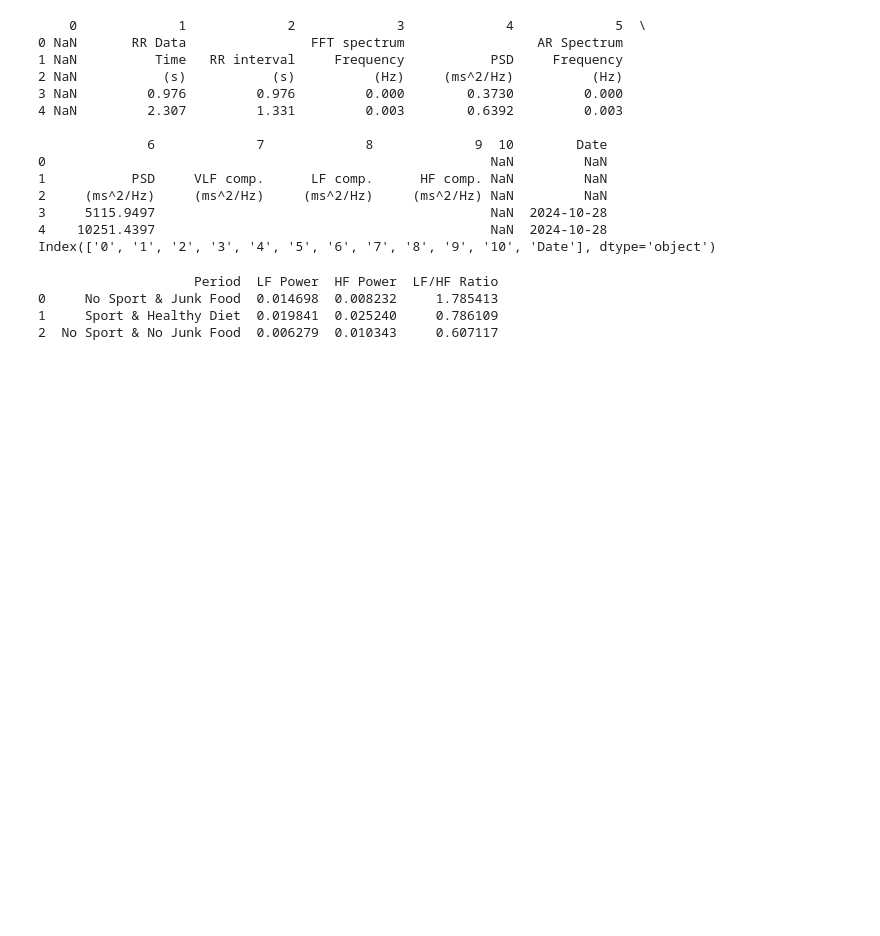
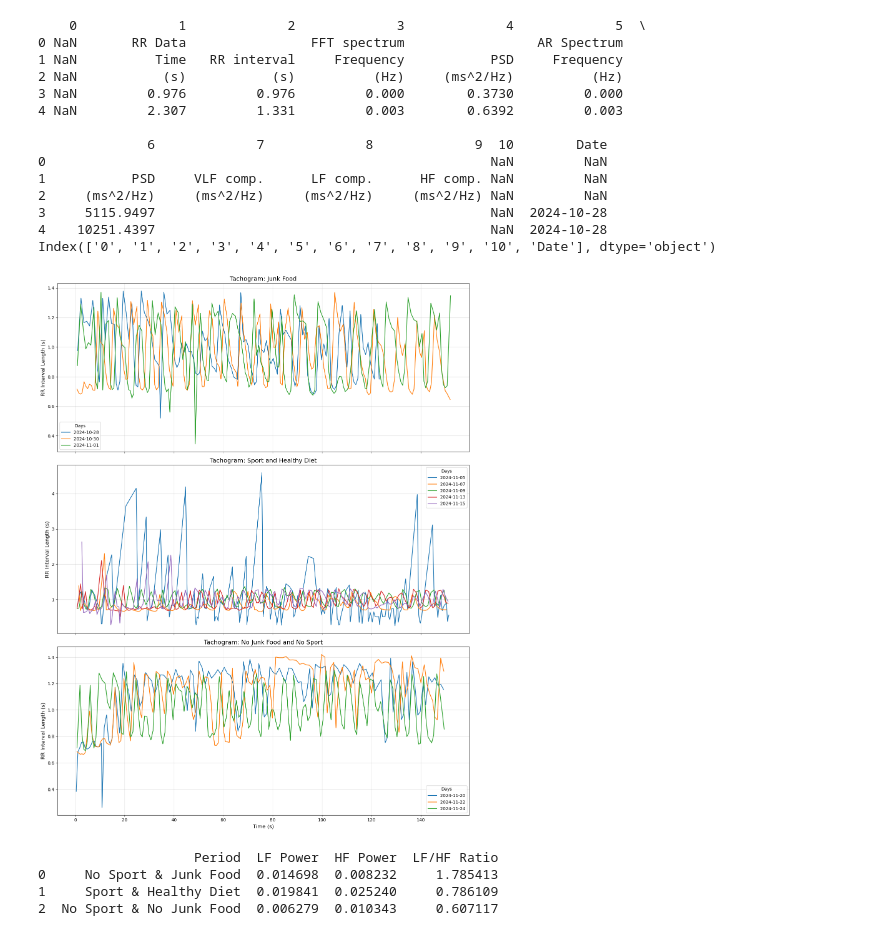
Before and after one commit to leyah-sa/VFC-Analysis, a Jupyter notebook: notebooks/Partie 1/monitoring.ipynb, the cells around one changed output. Drawn from its saved outputs; the diff is of its cells as text; code cells hidden in the pictures; blank space fills up the shorter version.

Commit message:
update
ajout tachogrames, DSP et LF/HF

```diff
--- a/notebooks/Partie 1/monitoring.ipynb
+++ b/notebooks/Partie 1/monitoring.ipynb
@@ -242,6 +243,62 @@ print(data.columns)
 3     5115.9497                                           NaN  2024-10-28
 4    10251.4397                                           NaN  2024-10-28
 Index(['0', '1', '2', '3', '4', '5', '6', '7', '8', '9', '10', 'Date'], dtype='object')
+# %%
+import pandas as pd
+import matplotlib.pyplot as plt
+
+# Charger les données depuis le fichier CSV
+file_path = '/Users/duhameleve/Desktop/M2_SNS/M2SNS/Sante/projet PY/Github py /VFC-Analysis/data/data4semainesfinal.csv'
+data = pd.read_csv(file_path, delimiter=';')
+
+# Supprimer les espaces dans les noms de colonnes
+data.columns = data.columns.str.strip()
+
+# Convertir les colonnes pertinentes en numérique, en gérant les erreurs
+data['Time   (s)'] = pd.to_numeric(data['Time   (s)'], errors='coerce')
+data['RR interval   (s)'] = pd.to_numeric(data['RR interval   (s)'], errors='coerce')
+
+# Convertir la colonne Date en format datetime
+data['Date'] = pd.to_datetime(data['Date'], errors='coerce')
+
+# Nettoyer les données : retirer les lignes contenant des valeurs NaN
+cleaned_data = data.dropna(subset=['Time   (s)', 'RR interval   (s)', 'Date'])
+
+# Définir les périodes basées sur les dates spécifiées
+periods = {
+    "Junk Food": ["2024-10-28", "2024-10-30", "2024-11-01"],
+    "Sport and Healthy Diet": ["2024-11-05", "2024-11-07", "2024-11-09",
+                               "2024-11-13", "2024-11-15", "2024-11-17"],
+    "No Junk Food and No Sport": ["2024-11-20", "2024-11-22", "2024-11-24"]
+}
+
+# Convertir les périodes en datetime pour le filtrage
+periods = {key: [pd.to_datetime(date) for date in dates] for key, dates in periods.items()}
+
+# Créer des sous-ensembles de données pour chaque période
+period_data = {}
+for period_name, dates in periods.items():
+    period_data[period_name] = cleaned_data[cleaned_data['Date'].isin(dates)]
+
+# Tracer les tachogrammes pour chaque période
+fig, axes = plt.subplots(len(period_data), 1, figsize=(14, 18), sharex=True)
+
+for ax, (period_name, data_subset) in zip(axes, period_data.items()):
+    for day in data_subset['Date'].unique():
+        day_data = data_subset[data_subset['Date'] == day]
+        ax.plot(day_data['Time   (s)'], day_data['RR interval   (s)'],
+                label=f"{pd.to_datetime(day).strftime('%Y-%m-%d')}")
+    ax.set_title(f"Tachogram: {period_name}", fontsize=14)
+    ax.set_ylabel("RR Interval Length (s)", fontsize=12)
+    ax.legend(title="Days")
+    ax.grid(alpha=0.5)
+
+axes[-1].set_xlabel("Time (s)", fontsize=12)
+
+plt.tight_layout()
+plt.show()
+# %% [output]
+[figure, added]
 # %%
 import pandas as pd
 import numpy as np
```
Also changed, not shown: parts of 14 cells of this notebook.
